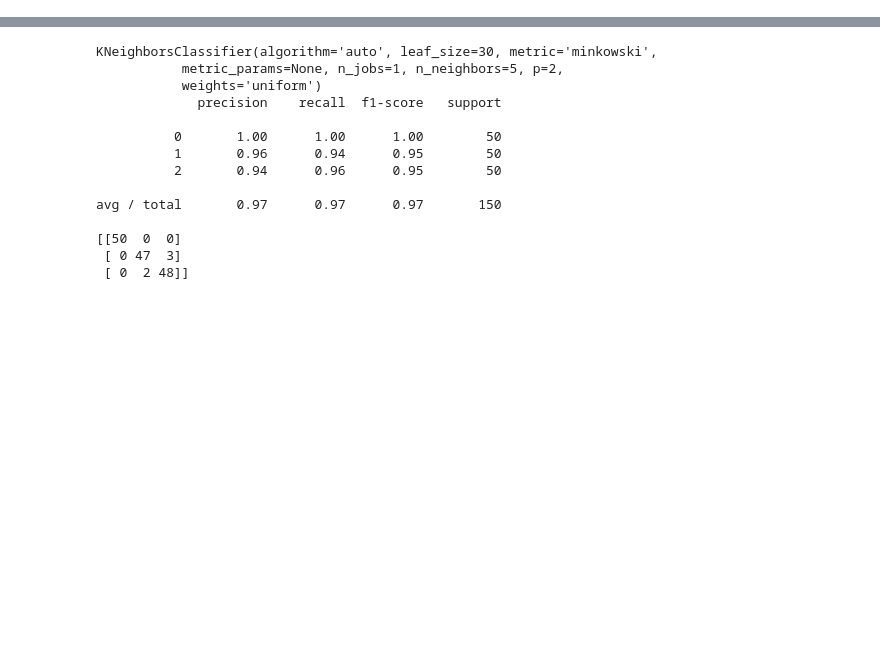
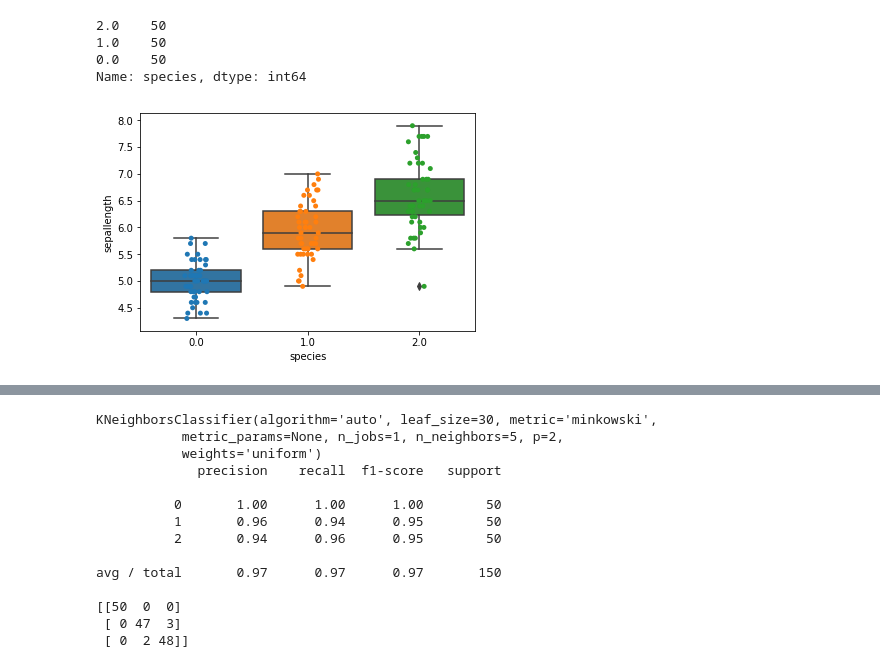
Before and after one commit to wqw547243068/wangqiwen, a Jupyter notebook: jupyter/scikit-learn-example.ipynb, the cells around one changed output, grey strips where cells are left out. Saved outputs shown, nothing was run; the diff lists cells and outputs as text; code cells hidden in the pictures; blank space fills up the shorter version.

```diff
--- a/jupyter/scikit-learn-example.ipynb
+++ b/jupyter/scikit-learn-example.ipynb
@@ -24,0 +60,7 @@ plt.show()
+# %%
+from sklearn import datasets
+iris = datasets.load_iris()
+#print iris.data
+#print iris.target
+x_data,y = iris.data, iris.target
+x_name = iris.feature_names
@@ -24,0 +94,11 @@ plt.show()
+# %%
+#存为dataframe格式
+from pandas import DataFrame # 共用index的Series结构
+
+cols = x_name + ['species']
+#numpy科学计算工具箱
+import numpy as np
+df_iris = DataFrame(np.hstack((x_data, y[:, None])),columns = cols)
+#df = DataFrame(np.hstack((X, y[:, None])),columns = range(20) + ["Species"])
+df_iris[:5]
+#df_iris.iloc[:5,:3]  #ix
@@ -24,0 +112,7 @@ plt.show()
+# %%
+raw_col = df_iris.columns#['sepal length (cm)', 'sepal width (cm)', 'petal length (cm)','petal width (cm)', 'classes']
+#重新命名
+df_iris.columns = [i.replace(' ','').strip('(cm)') for i in raw_col]
+#df_iris['sepallength']
+#df_iris['species']
+df_iris.columns
@@ -24,0 +138,17 @@ plt.show()
+# %%
+df_iris['species'].value_counts()
+# %% [output]
+2.0    50
+1.0    50
+0.0    50
+Name: species, dtype: int64
+# %%
+import seaborn as sns
+import matplotlib.pyplot as plt
+sns.boxplot(x='species', y='sepallength', data=df_iris)
+ax = sns.stripplot(x="species", y="sepallength", data=df_iris, jitter=True, edgecolor="gray")
+#plt.grid()
+#plt.xlabel('x')
+plt.show()
+# %% [output]
+[figure, added]
```
Also changed, not shown: parts of 31 cells of this notebook, 20 other files.
